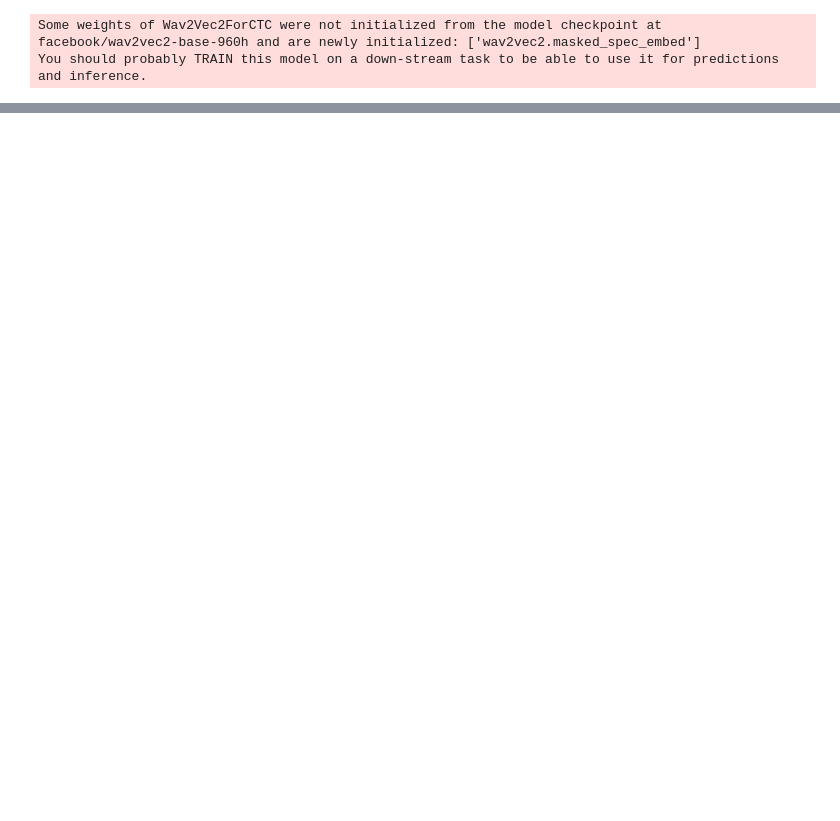
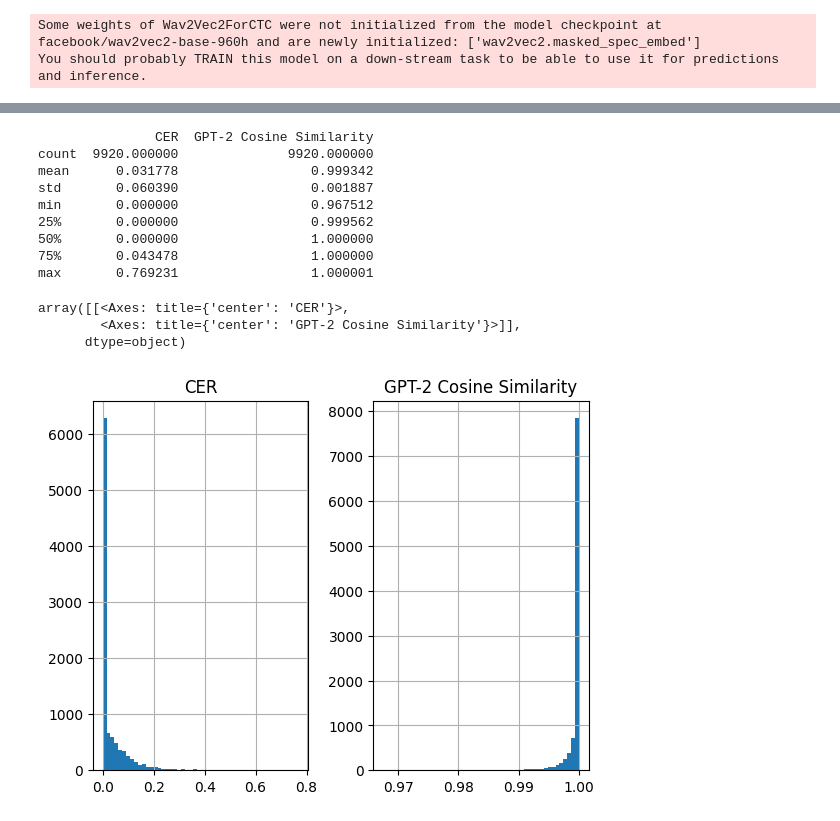
Before and after one commit to serenabono/conversational_dominance, a Jupyter notebook: notebooks/audio_token/audio_tokenization_test.ipynb, the cells around one changed output, grey strips where cells are left out. Saved outputs shown, nothing was run; the diff lists cells and outputs as text; code cells hidden in the pictures; blank space fills up the shorter version.

Commit message:
Audio tokenizer evaluation

```diff
--- a/notebooks/audio_token/audio_tokenization_test.ipynb
+++ b/notebooks/audio_token/audio_tokenization_test.ipynb
@@ -30,7 +30,7 @@ gpt2_tokenizer.pad_token = gpt2_tokenizer.eos_token
 Some weights of Wav2Vec2ForCTC were not initialized from the model checkpoint at facebook/wav2vec2-base-960h and are newly initialized: ['wav2vec2.masked_spec_embed']
 You should probably TRAIN this model on a down-stream task to be able to use it for predictions and inference.
 # %%
-num_of_samples = 1024
+num_of_samples = 10000
 batch_size = 4
 random_seed = 53
 # %%
@@ -147,6 +155,8 @@ for i in tqdm(range(0, len(audio_paths), batch_size)):
         })
 # %%
 df_results = pd.DataFrame(results)
+df_results.to_csv("Audio_Token_Test.csv")
 pd.set_option("display.max_colwidth", None)
-df_results.sample(5)
+print(df_results.describe())
+df_results.hist(bins=50)
 # %% [output]
@@ -158,0 +163,13 @@ df_results.sample(5)
+               CER  GPT-2 Cosine Similarity
+count  9920.000000              9920.000000
+mean      0.031778                 0.999342
+std       0.060390                 0.001887
+min       0.000000                 0.967512
+25%       0.000000                 0.999562
+50%       0.000000                 1.000000
+75%       0.043478                 1.000000
+max       0.769231                 1.000001
+array([[<Axes: title={'center': 'CER'}>,
+        <Axes: title={'center': 'GPT-2 Cosine Similarity'}>]],
+      dtype=object)
+[figure, added]
```
Also changed, not shown: parts of 6 cells of this notebook, 1 other file.
